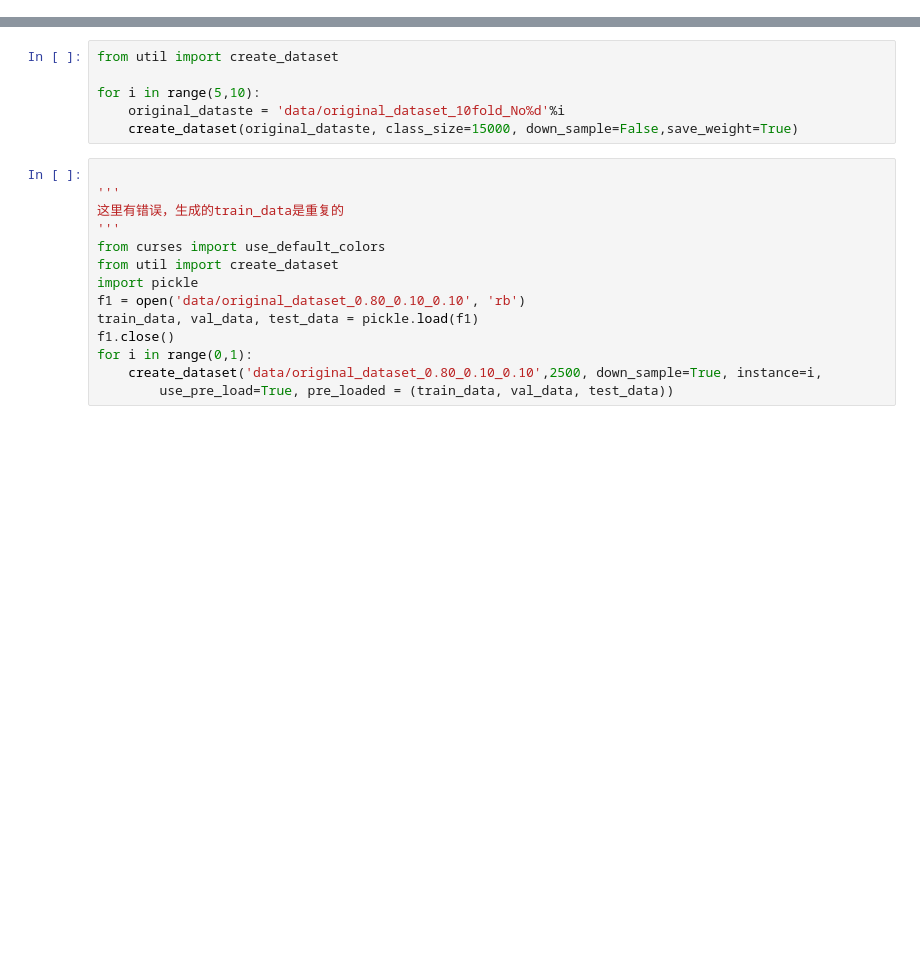
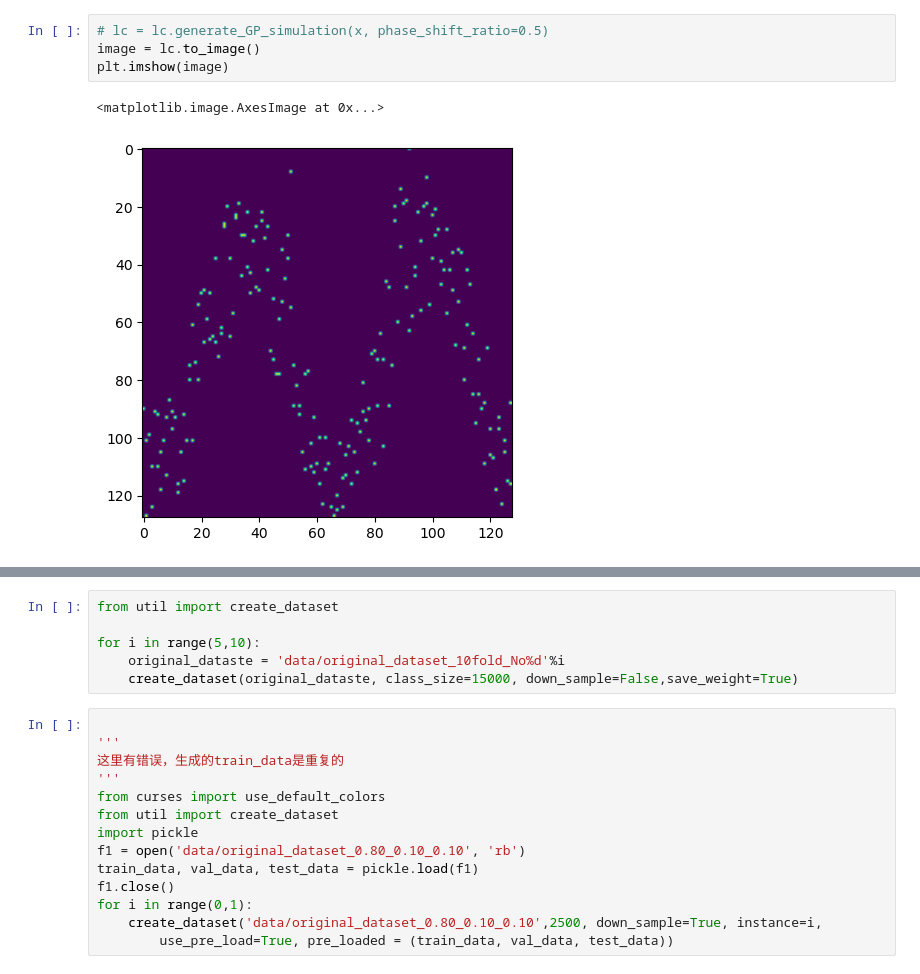
Before and after one commit to 52Hzihan/mixnn4vs, a Jupyter notebook: test.ipynb, the cells around one changed output, grey strips where cells are left out. Saved outputs shown, nothing was run; the diff lists cells and outputs as text; blank space fills up the shorter version.

```diff
--- a/test.ipynb
+++ b/test.ipynb
@@ -21,0 +36,7 @@ augmenting
+# %%
+# lc = lc.generate_GP_simulation(x, phase_shift_ratio=0.5)
+image = lc.to_image()
+plt.imshow(image)
+# %% [output]
+<matplotlib.image.AxesImage at 0x...>
+[figure, added]
```
Also changed, not shown: parts of 6 cells of this notebook, 3 other files.
